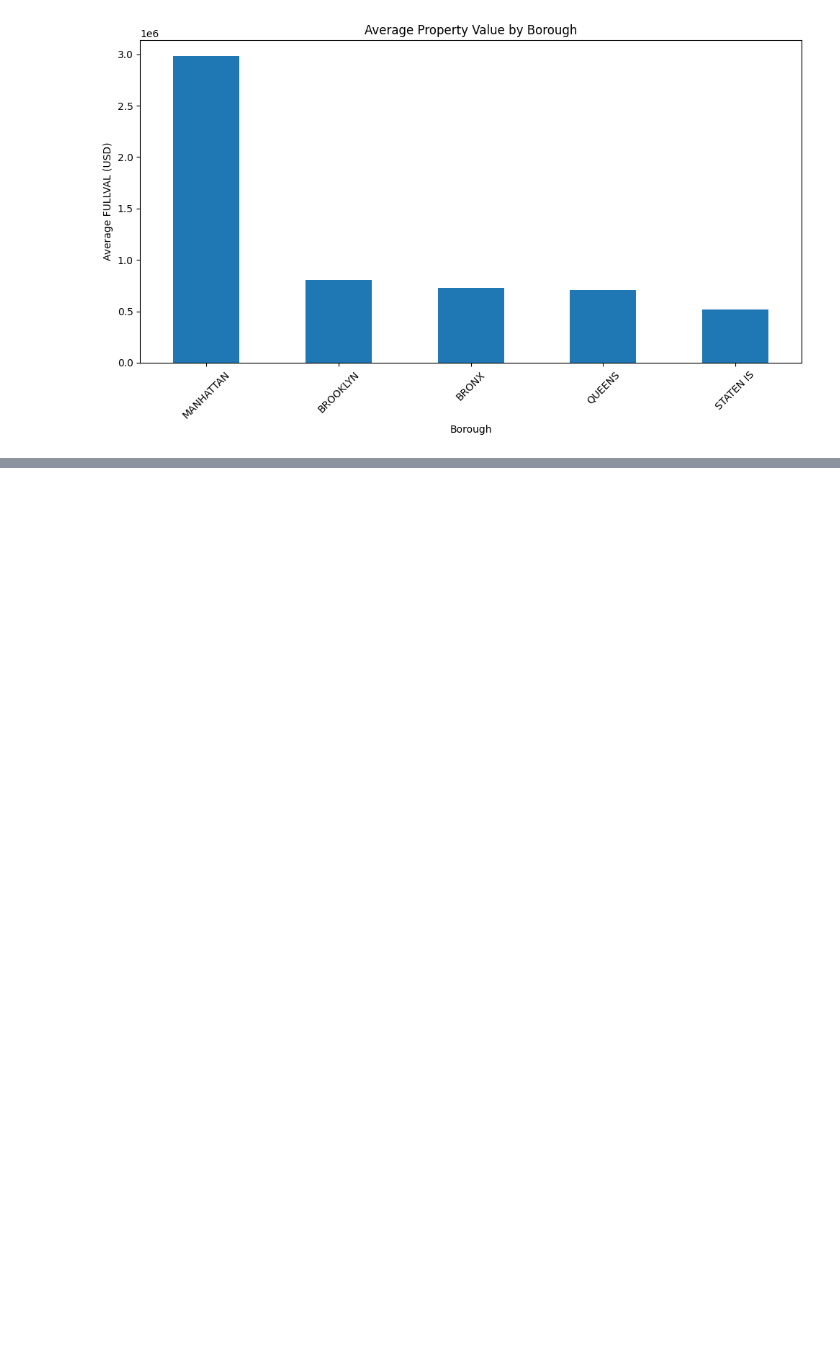
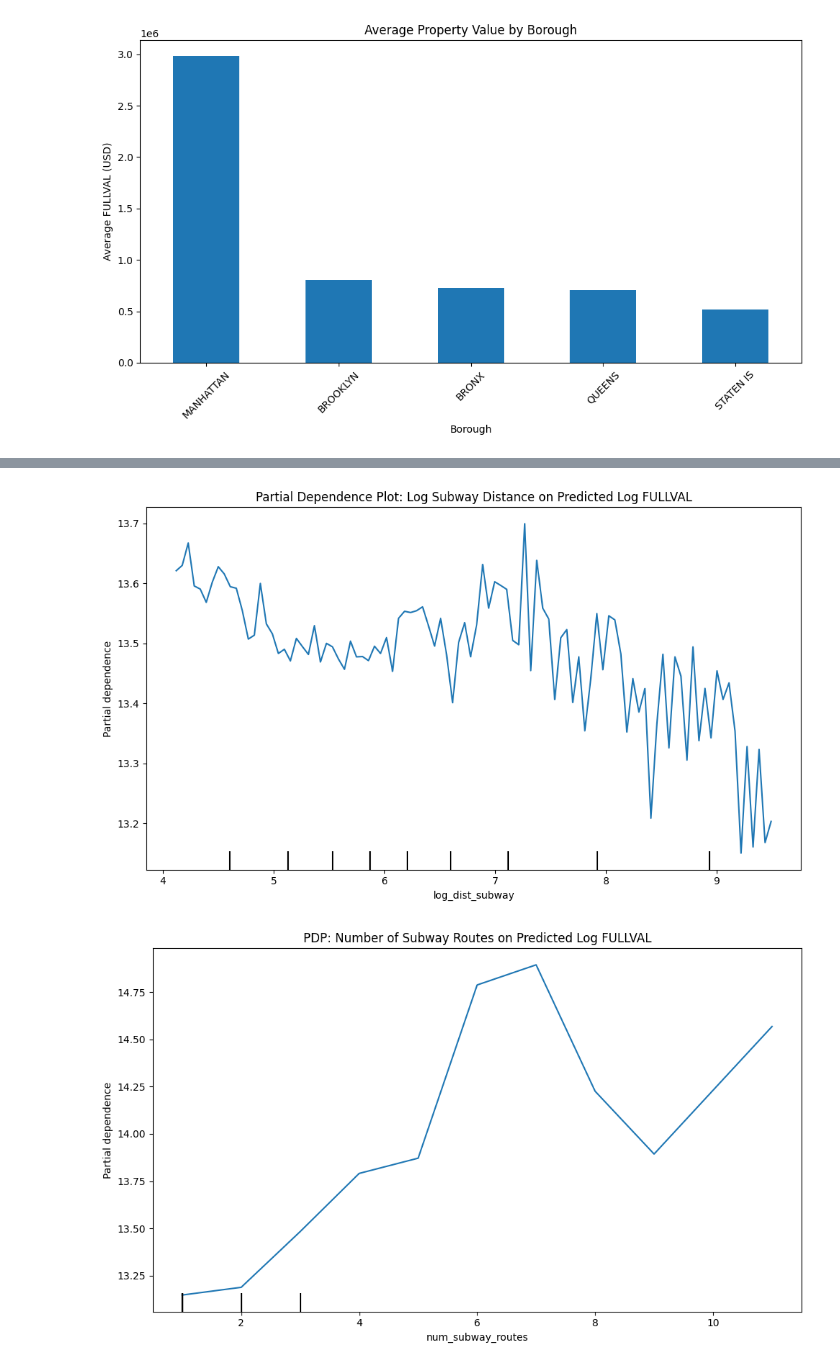
Before and after one commit to z-ferg/UrbanComputing_Final, a Jupyter notebook: src/analysis/evaluate.ipynb, the cells around one changed output, grey strips where cells are left out. Saved outputs shown, nothing was run; the diff lists cells and outputs as text; code cells hidden in the pictures; blank space fills up the shorter version.

```diff
--- a/src/analysis/evaluate.ipynb
+++ b/src/analysis/evaluate.ipynb
@@ -326,0 +343,22 @@ plt.show()
+# %%
+from sklearn.inspection import PartialDependenceDisplay
+
+# PDP for log_dist_subway
+fig, ax = plt.subplots(figsize=(10, 6))
+PartialDependenceDisplay.from_estimator(model, X_clean.sample(100000), ['log_dist_subway'], ax=ax)
+ax.set_title('Partial Dependence Plot: Log Subway Distance on Predicted Log FULLVAL')
+ax.set_ylabel('Marginal Effect on Prediction')
+plt.tight_layout()
+plt.savefig('fig_pdp_subway_distance.png', dpi=300)
+plt.show()
+
+# PDP for num_subway_routes too
+fig, ax = plt.subplots(figsize=(10, 6))
+PartialDependenceDisplay.from_estimator(model, X_clean.sample(100000), ['num_subway_routes'], ax=ax)
+ax.set_title('PDP: Number of Subway Routes on Predicted Log FULLVAL')
+plt.tight_layout()
+plt.savefig('fig_pdp_routes.png', dpi=300)
+plt.show()
+# %% [output]
+[figure, added]
+[figure, added]
```
Also changed, not shown: parts of 2 cells of this notebook, 5 other files.
